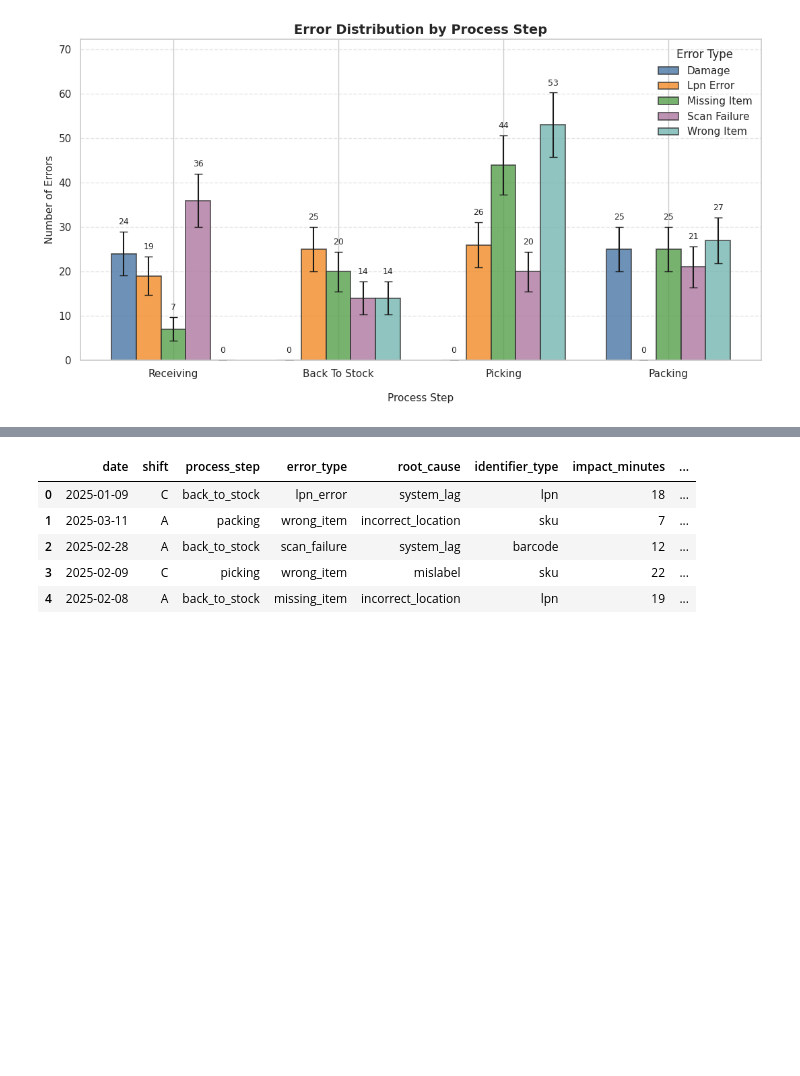
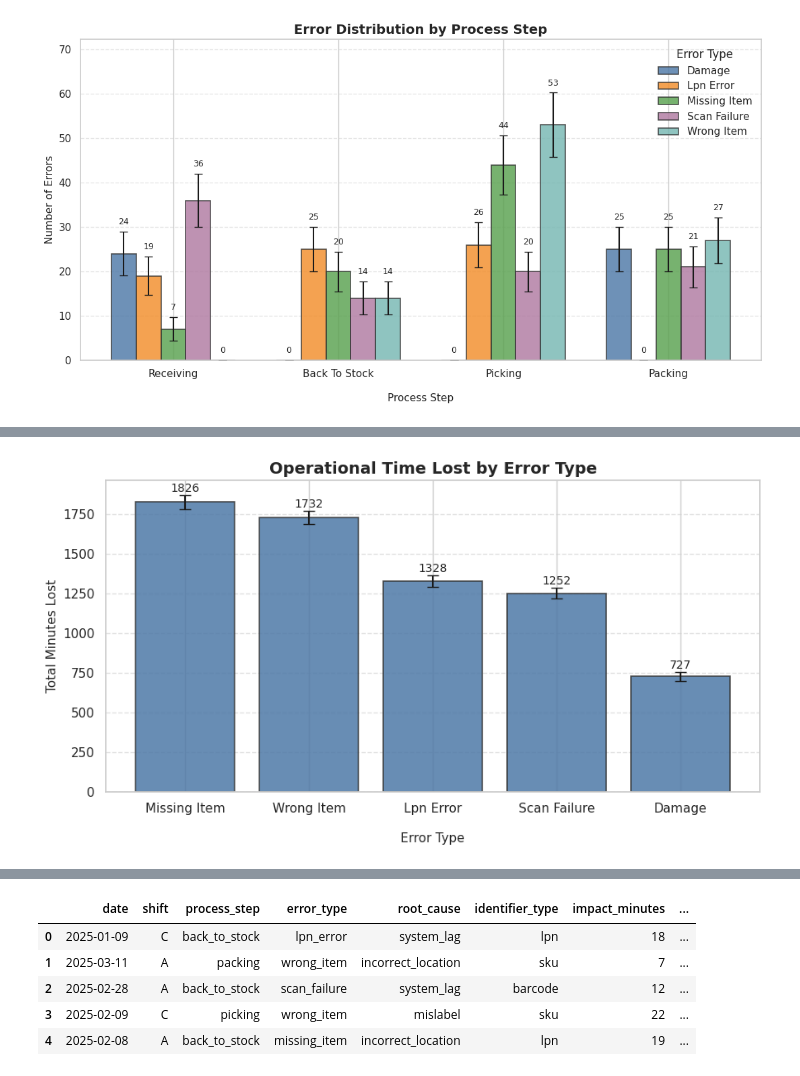
Before and after one commit to aesquivel94/operational-error-analyzer, a Jupyter notebook: warehouse_operational_error_analysis.ipynb, the cells around one changed output, grey strips where cells are left out. Cells and saved outputs as stored; diff of their text form; code cells hidden in the pictures; blank space fills up the shorter version.

```diff
--- a/warehouse_operational_error_analysis.ipynb
+++ b/warehouse_operational_error_analysis.ipynb
@@ -338,0 +328,46 @@ Question answered - Which errors trigger other errors?
+# %%
+cost_analysis = (
+    df.groupby("error_type")["impact_minutes"]
+    .sum()
+    .sort_values(ascending=False)
+)
+
+# Format labels
+labels = [x.replace("_", " ").title() for x in cost_analysis.index]
+
+# Error bars (simple approximation)
+error = np.sqrt(cost_analysis.values)
+
+plt.figure(figsize=(9,5))
+
+bars = plt.bar(
+    labels,
+    cost_analysis.values,
+    yerr=error,
+    capsize=5,
+    color="#4E79A7",   # colorblind-friendly
+    alpha=0.85,
+    edgecolor="#333333",
+    linewidth=1.2
+)
+
+# Value labels above error bars
+for i, v in enumerate(cost_analysis.values):
+    plt.text(
+        i,
+        v + error[i] + 20,
+        str(v),
+        ha="center",
+        fontsize=10
+    )
+
+plt.title("Operational Time Lost by Error Type", fontsize=14, weight="bold")
+plt.ylabel("Total Minutes Lost", fontsize=11)
+plt.xlabel("Error Type", fontsize=11, labelpad=15)
+
+plt.grid(axis="y", linestyle="--", alpha=0.6)
+
+plt.tight_layout()
+plt.show()
+# %% [output]
+[figure, added]
```
Also changed, not shown: parts of 12 cells of this notebook.
